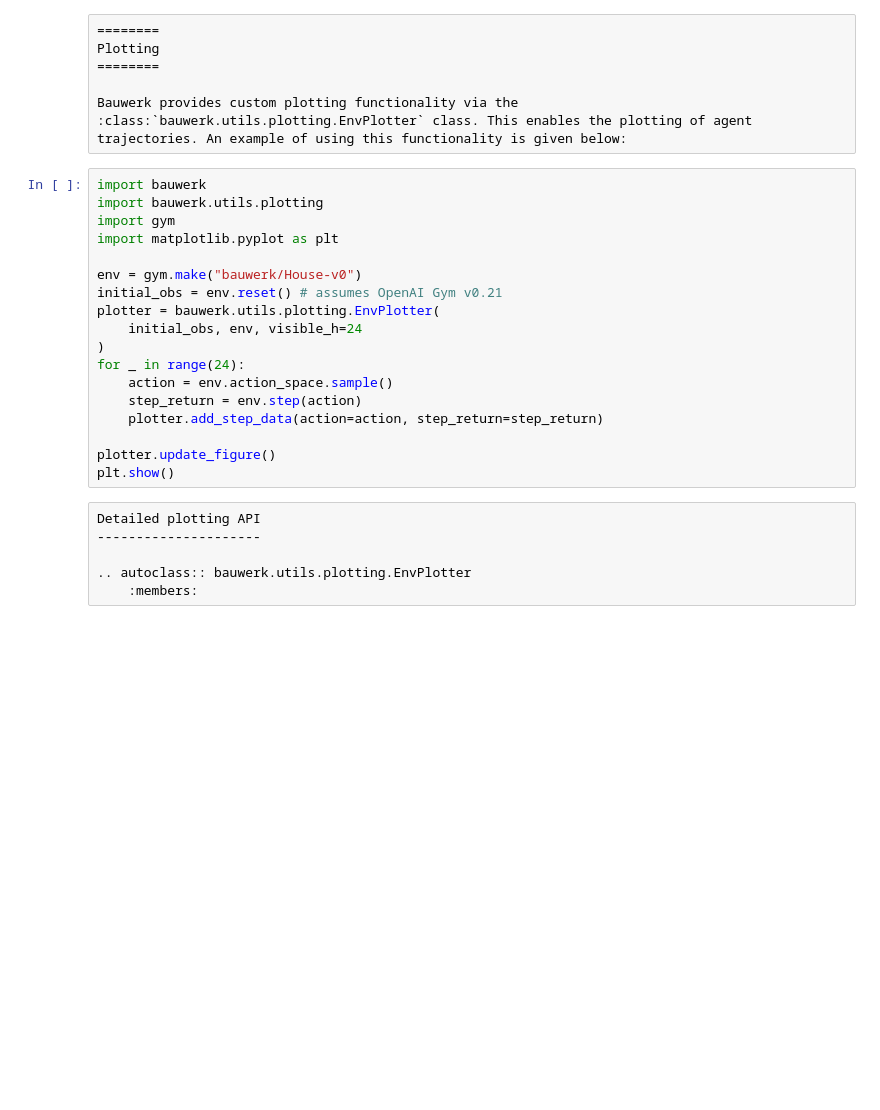
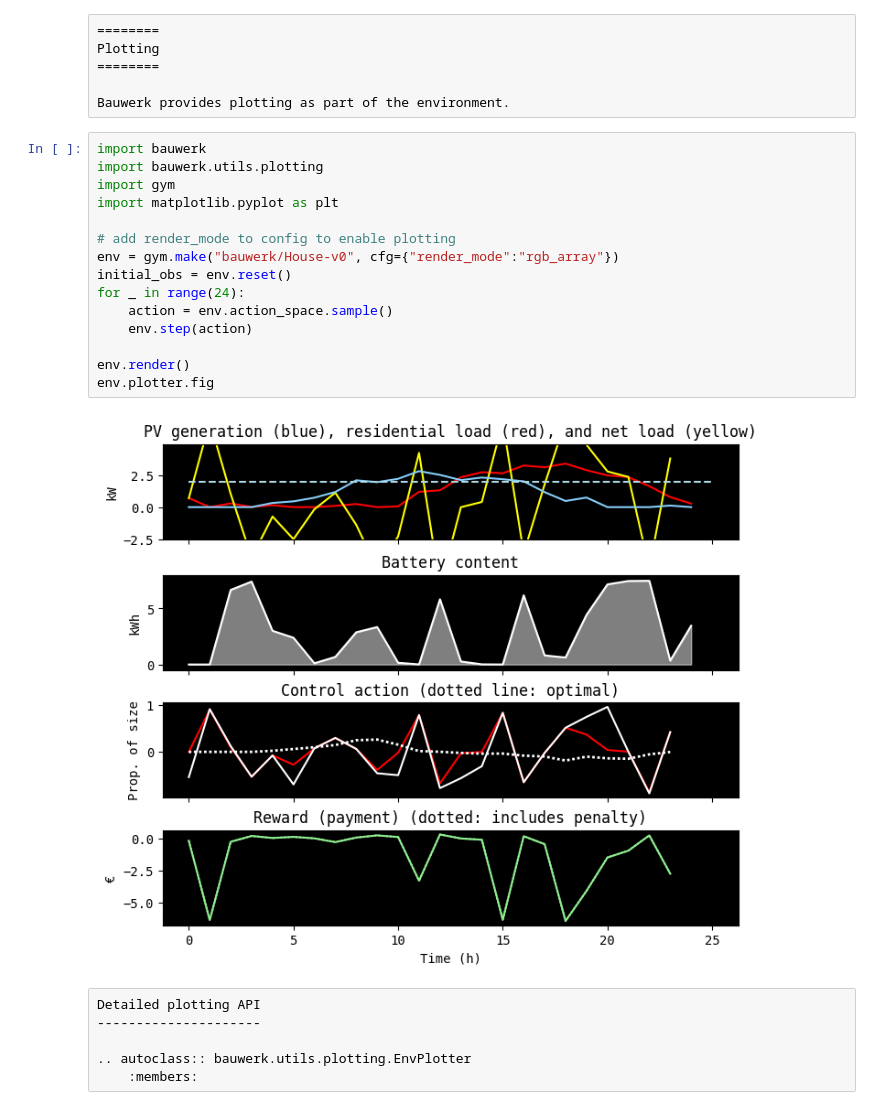
Before and after one commit to rdnfn/bauwerk, a Jupyter notebook: docs/early-access/advanced/plotting.ipynb, the cells around one changed output. Cells and saved outputs as stored; diff of their text form; blank space fills up the shorter version.

Commit message:
docs: update plotting to built-in functionality

```diff
--- a/docs/early-access/advanced/plotting.ipynb
+++ b/docs/early-access/advanced/plotting.ipynb
@@ -1,27 +1,26 @@
-# %% [raw]
-========
-Plotting
-========
-
-Bauwerk provides custom plotting functionality via the :class:`bauwerk.utils.plotting.EnvPlotter` class. This enables the plotting of agent trajectories. An example of using this functionality is given below:
+# %% [raw]
+========
+Plotting
+========
+
+Bauwerk provides plotting as part of the environment.
 # %%
 import bauwerk
 import bauwerk.utils.plotting
 import gym
 import matplotlib.pyplot as plt
 
-env = gym.make("bauwerk/House-v0")
-initial_obs = env.reset() # assumes OpenAI Gym v0.21
-plotter = bauwerk.utils.plotting.EnvPlotter(
-    initial_obs, env, visible_h=24
-)
+# add render_mode to config to enable plotting
+env = gym.make("bauwerk/House-v0", cfg={"render_mode":"rgb_array"})
+initial_obs = env.reset()
 for _ in range(24):
     action = env.action_space.sample()
-    step_return = env.step(action)
-    plotter.add_step_data(action=action, step_return=step_return)
+    env.step(action)
 
-plotter.update_figure()
-plt.show()
+env.render()
+env.plotter.fig
+# %% [output]
+[figure, added]
 # %% [raw]
 Detailed plotting API
 ---------------------
```
